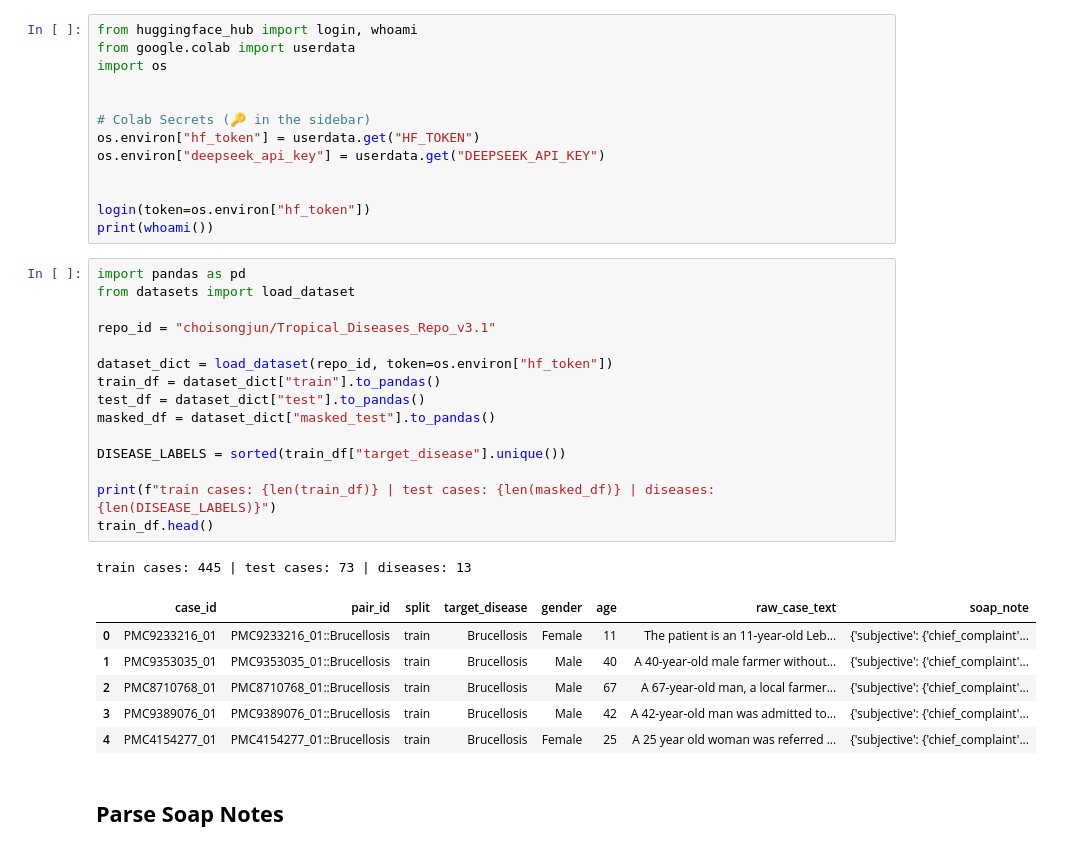
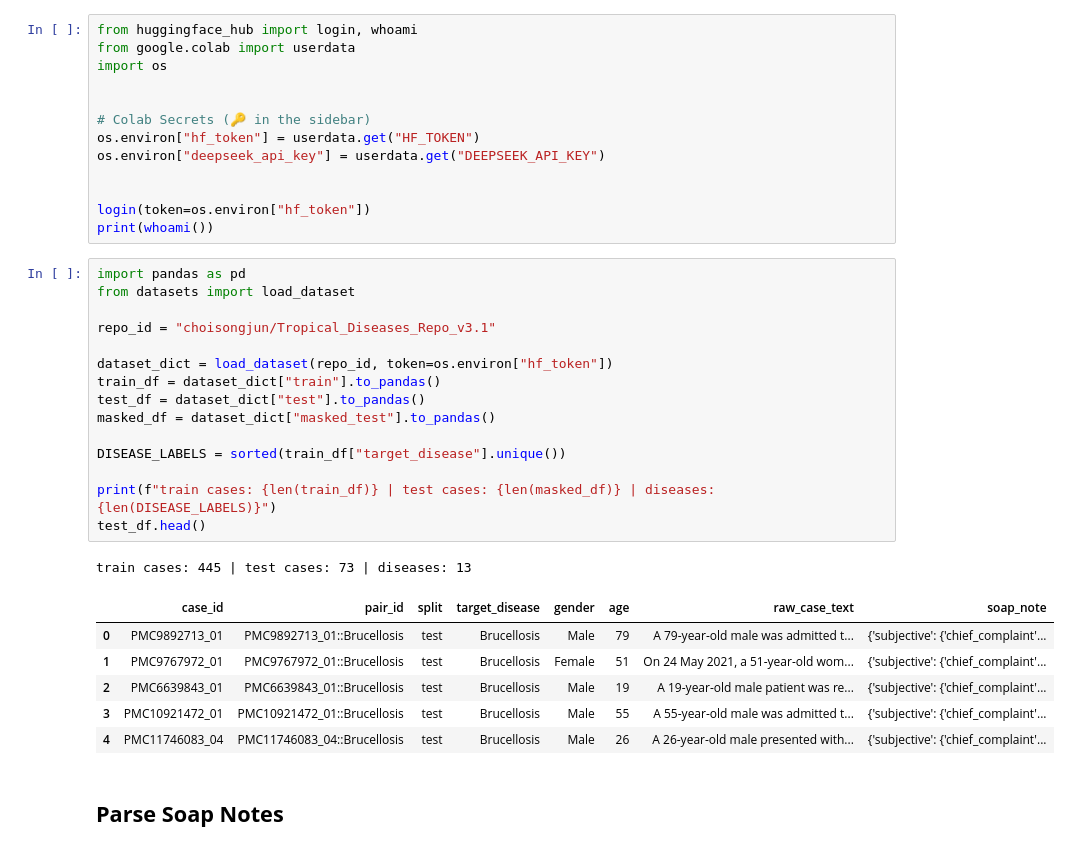
Before and after one commit to TranGiaHuan0102/VGU_WS26_ClinicalProject_BHTBH, a Jupyter notebook: RAG_with_New_Dataset.ipynb, the cells around one changed output. Drawn from its saved outputs; the diff is of its cells as text.

```diff
--- a/RAG_with_New_Dataset.ipynb
+++ b/RAG_with_New_Dataset.ipynb
@@ -23,26 +23,26 @@ print(whoami())
 # %%
 import pandas as pd
 from datasets import load_dataset
 
 repo_id = "choisongjun/Tropical_Diseases_Repo_v3.1"
 
 dataset_dict = load_dataset(repo_id, token=os.environ["hf_token"])
 train_df = dataset_dict["train"].to_pandas()
 test_df = dataset_dict["test"].to_pandas()
 masked_df = dataset_dict["masked_test"].to_pandas()
 
 DISEASE_LABELS = sorted(train_df["target_disease"].unique())
 
 print(f"train cases: {len(train_df)} | test cases: {len(masked_df)} | diseases: {len(DISEASE_LABELS)}")
-train_df.head()
+test_df.head()
 # %% [output]
 train cases: 445 | test cases: 73 | diseases: 13
 |  | case_id | pair_id | split | target_disease | gender | age | raw_case_text | soap_note |
-| 0 | PMC9233216_01 | PMC9233216_01::Brucellosis | train | Brucellosis | Female | 11 | The patient is an 11-year-old Leb... | {'subjective': {'chief_complaint'... |
-| 1 | PMC9353035_01 | PMC9353035_01::Brucellosis | train | Brucellosis | Male | 40 | A 40-year-old male farmer without... | {'subjective': {'chief_complaint'... |
-| 2 | PMC8710768_01 | PMC8710768_01::Brucellosis | train | Brucellosis | Male | 67 | A 67-year-old man, a local farmer... | {'subjective': {'chief_complaint'... |
-| 3 | PMC9389076_01 | PMC9389076_01::Brucellosis | train | Brucellosis | Male | 42 | A 42-year-old man was admitted to... | {'subjective': {'chief_complaint'... |
-| 4 | PMC4154277_01 | PMC4154277_01::Brucellosis | train | Brucellosis | Female | 25 | A 25 year old woman was referred ... | {'subjective': {'chief_complaint'... |
+| 0 | PMC9892713_01 | PMC9892713_01::Brucellosis | test | Brucellosis | Male | 79 | A 79-year-old male was admitted t... | {'subjective': {'chief_complaint'... |
+| 1 | PMC9767972_01 | PMC9767972_01::Brucellosis | test | Brucellosis | Female | 51 | On 24 May 2021, a 51-year-old wom... | {'subjective': {'chief_complaint'... |
+| 2 | PMC6639843_01 | PMC6639843_01::Brucellosis | test | Brucellosis | Male | 19 | A 19-year-old male patient was re... | {'subjective': {'chief_complaint'... |
+| 3 | PMC10921472_01 | PMC10921472_01::Brucellosis | test | Brucellosis | Male | 55 | A 55-year-old male was admitted t... | {'subjective': {'chief_complaint'... |
+| 4 | PMC11746083_04 | PMC11746083_04::Brucellosis | test | Brucellosis | Male | 26 | A 26-year-old male presented with... | {'subjective': {'chief_complaint'... |
 # %% [markdown]
 ## **Parse Soap Notes**
 # %%
```
Also changed, not shown: parts of 7 cells of this notebook.
